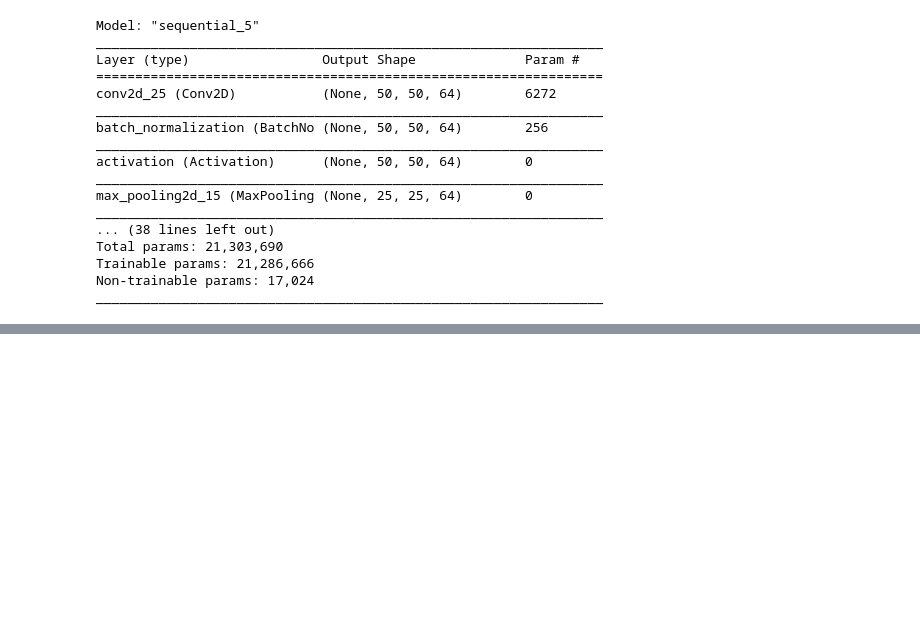
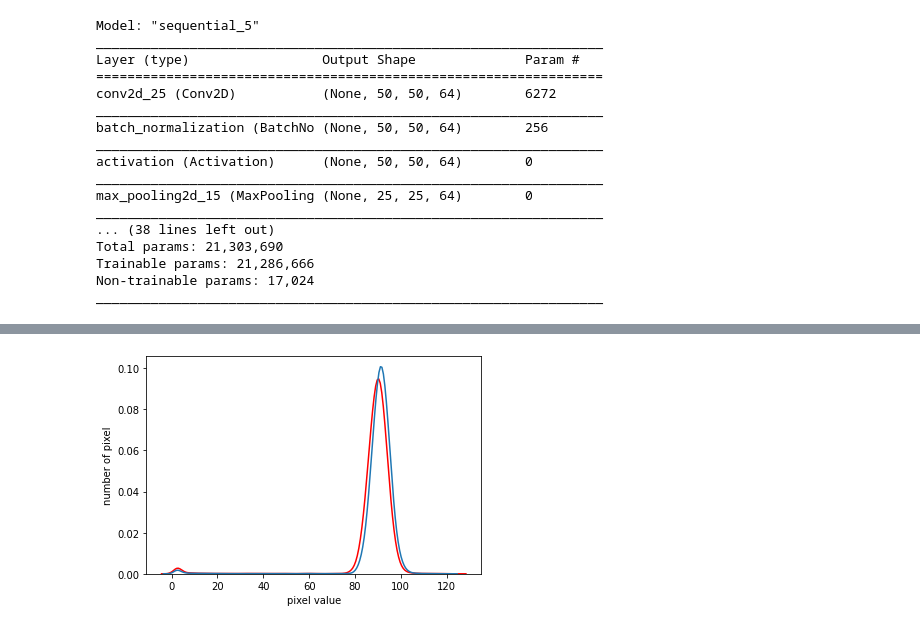
Before and after one commit to HOGEUNGOD/scientificProject, a Jupyter notebook: practice.ipynb, the cells around one changed output, grey strips where cells are left out. Saved outputs shown, nothing was run; the diff lists cells and outputs as text; code cells hidden in the pictures; blank space fills up the shorter version.

```diff
--- a/practice.ipynb
+++ b/practice.ipynb
@@ -8,6 +8,9 @@ import tqdm
 from sklearn.model_selection import train_test_split
 from tensorflow import keras
 from functools import partial
+import pandas as pd
+from sklearn.preprocessing import MinMaxScaler
+from scipy.signal import savgol_filter
 
 def load_file(path,x,y,x_1,y_1):
     files = glob.glob(path+'./*.jpg')
@@ -22,10 +25,8 @@ def load_file(path,x,y,x_1,y_1):
         img.append(np.stack([im, ref_img], axis = 2))
     return np.array(img)
 
-features = load_file('data/', 100,100,200,200)
-target = np.array(pd.read_csv('data/target.csv', encoding='CP949'))[:5,3]
-X_train,  X_valid, y_train, y_valid = train_test_split(features, target, test_size=0.33, random_state=0)
-X_mean = X_train.mean(keepdims=True)
-X_std = X_train.std(keepdims=True) + 1e-7
-X_train = (X_train - X_mean) / X_std
-X_valid = (X_valid - X_mean) / X_std
+features = load_file('data/ML/', 211-30, 407-100,211+170,407+100)
+target = np.array(pd.read_csv('data/ML/target.csv', encoding='CP949'))[:,3]
+min_max_scaler  = MinMaxScaler()
+target = min_max_scaler.fit_transform(target.reshape(-1, 1))
+target = savgol_filter(target.flatten(),201,1).reshape(-1, 1)
@@ -190,3 +198,27 @@ Epoch 6/10
 Epoch 10/10
 1/1 [==============================] - 0s 43ms/step - loss: 0.0932 - mse: 0.0932 - val_loss: 0.1008 - val_mse: 0.100
 1/1 [==============================] - 0s 996us/step - loss: 0.1008 - mse: 0.100
+# %%
+import cv2
+from matplotlib import pyplot as plt
+import matplotlib.pyplot as plt
+import seaborn as sns
+from sklearn.preprocessing import MinMaxScaler
+min= MinMaxScaler()
+
+
+img = features[1][:,:,0]
+
+img2 = features[3200][:,:,0]
+
+
+fig, ax = plt.subplots()
+sns.kdeplot(data=img.ravel(),color='red',label='Ref',ax=ax)
+sns.kdeplot(data=img2.ravel(),label='Deformed',ax=ax)
+
+plt.ylabel('number of pixel')
+plt.xlabel('pixel value')
+# ax.set_xlim(80,100)
+plt.savefig('ml_hist.png',bbox='tight')
+# %% [output]
+[figure, added]
```
Also changed, not shown: parts of 13 cells of this notebook, 6 other files.
